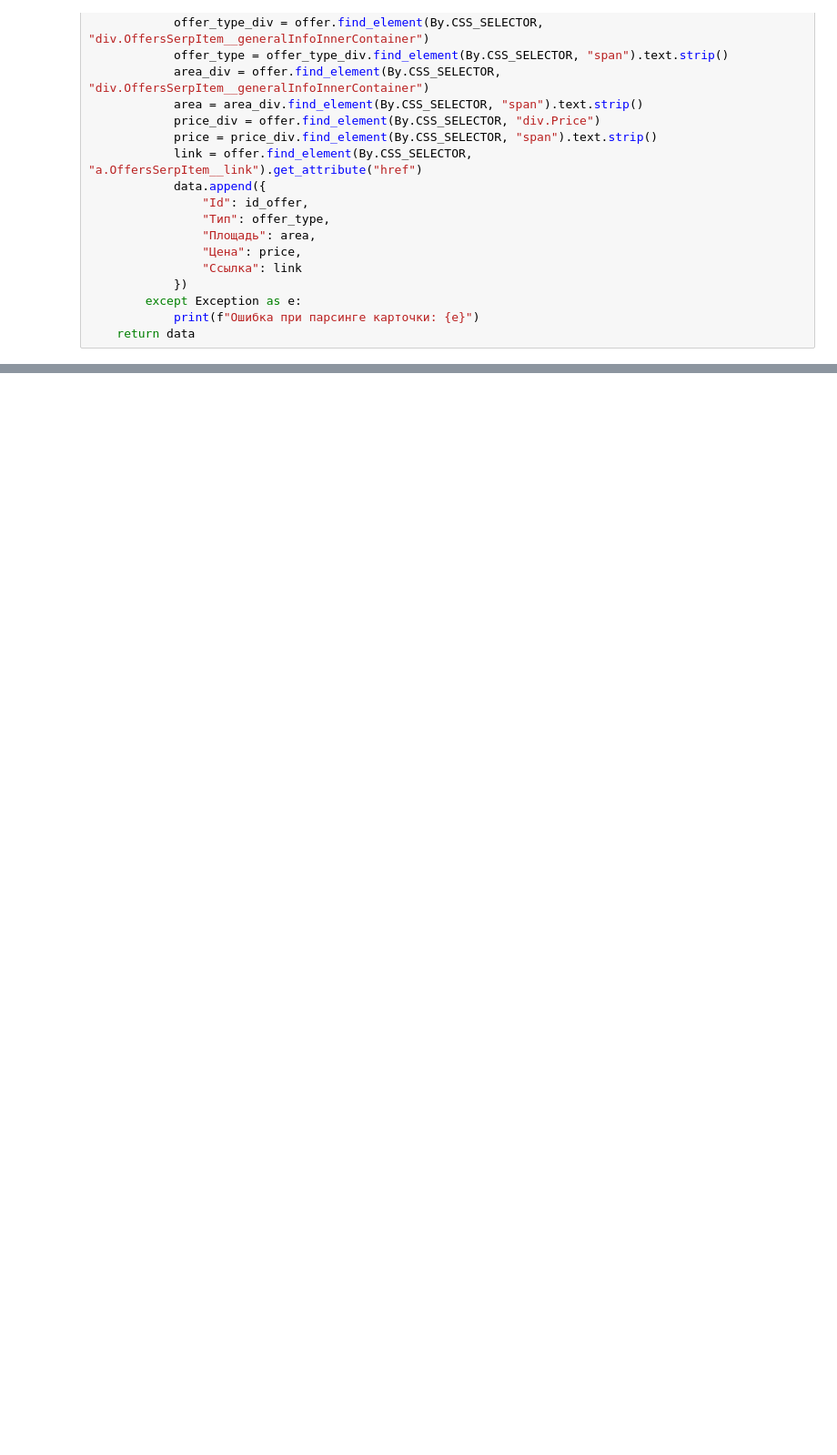
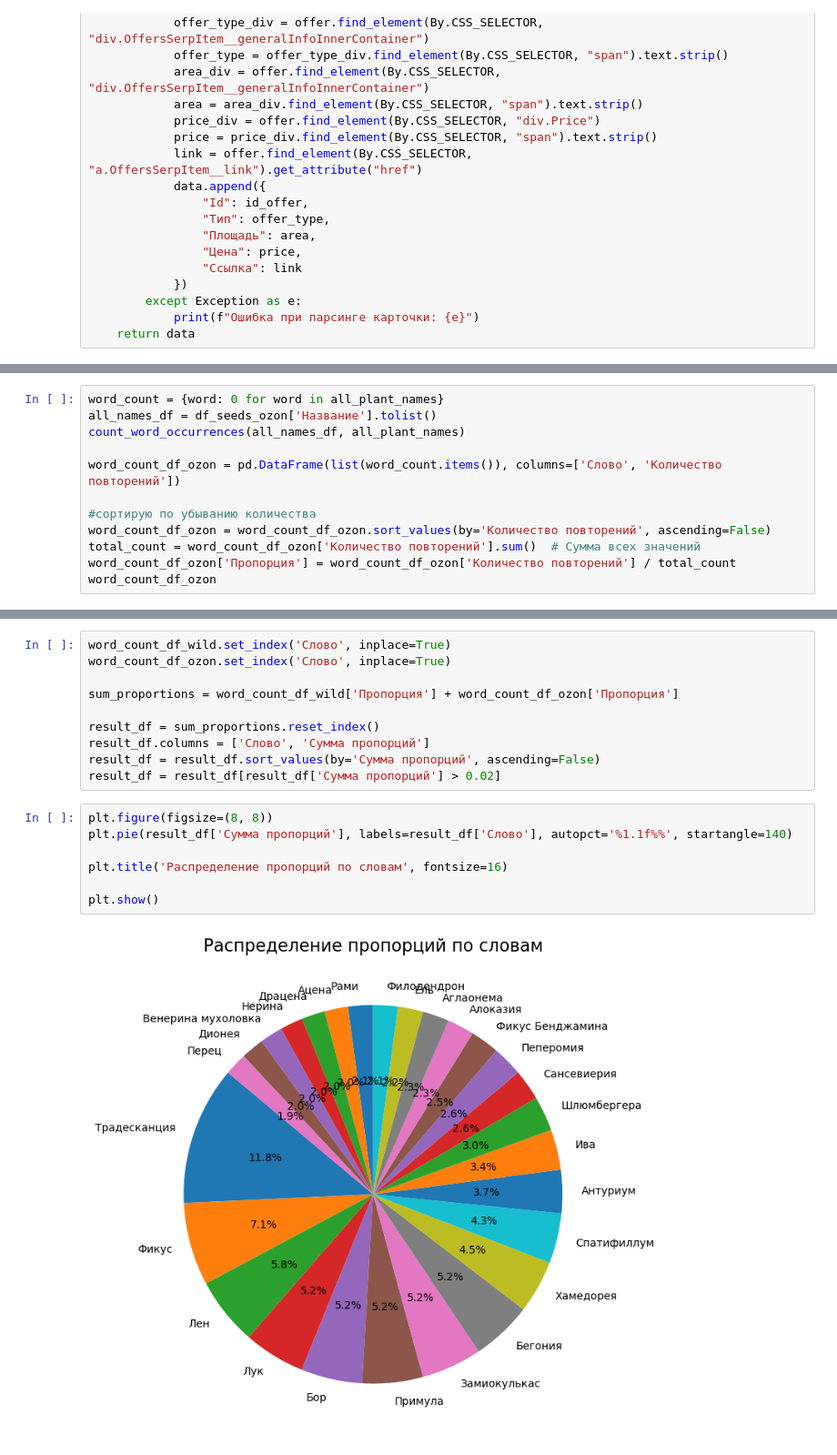
Before and after one commit to StepM4/project_hse, a Jupyter notebook: business_model.ipynb, the cells around one changed output, grey strips where cells are left out. Shown at 91% size. Drawn from its saved outputs; the diff is of its cells as text; blank space fills up the shorter version.

```diff
--- a/business_model.ipynb
+++ b/business_model.ipynb
@@ -247,0 +306,12 @@ for word, count in sorted_word_count:
+# %%
+word_count = {word: 0 for word in all_plant_names}
+all_names_df = df_seeds_ozon['Название'].tolist()
+count_word_occurrences(all_names_df, all_plant_names)
+
+word_count_df_ozon = pd.DataFrame(list(word_count.items()), columns=['Слово', 'Количество повторений'])
+
+#cортирую по убыванию количества
+word_count_df_ozon = word_count_df_ozon.sort_values(by='Количество повторений', ascending=False)
+total_count = word_count_df_ozon['Количество повторений'].sum()  # Сумма всех значений
+word_count_df_ozon['Пропорция'] = word_count_df_ozon['Количество повторений'] / total_count
+word_count_df_ozon
@@ -247,0 +332,19 @@ for word, count in sorted_word_count:
+# %%
+word_count_df_wild.set_index('Слово', inplace=True)
+word_count_df_ozon.set_index('Слово', inplace=True)
+
+sum_proportions = word_count_df_wild['Пропорция'] + word_count_df_ozon['Пропорция']
+
+result_df = sum_proportions.reset_index()
+result_df.columns = ['Слово', 'Сумма пропорций']
+result_df = result_df.sort_values(by='Сумма пропорций', ascending=False)
+result_df = result_df[result_df['Сумма пропорций'] > 0.02]
+# %%
+plt.figure(figsize=(8, 8))
+plt.pie(result_df['Сумма пропорций'], labels=result_df['Слово'], autopct='%1.1f%%', startangle=140)
+
+plt.title('Распределение пропорций по словам', fontsize=16)
+
+plt.show()
+# %% [output]
+[figure, added]
```
Also changed, not shown: parts of 22 cells of this notebook.
